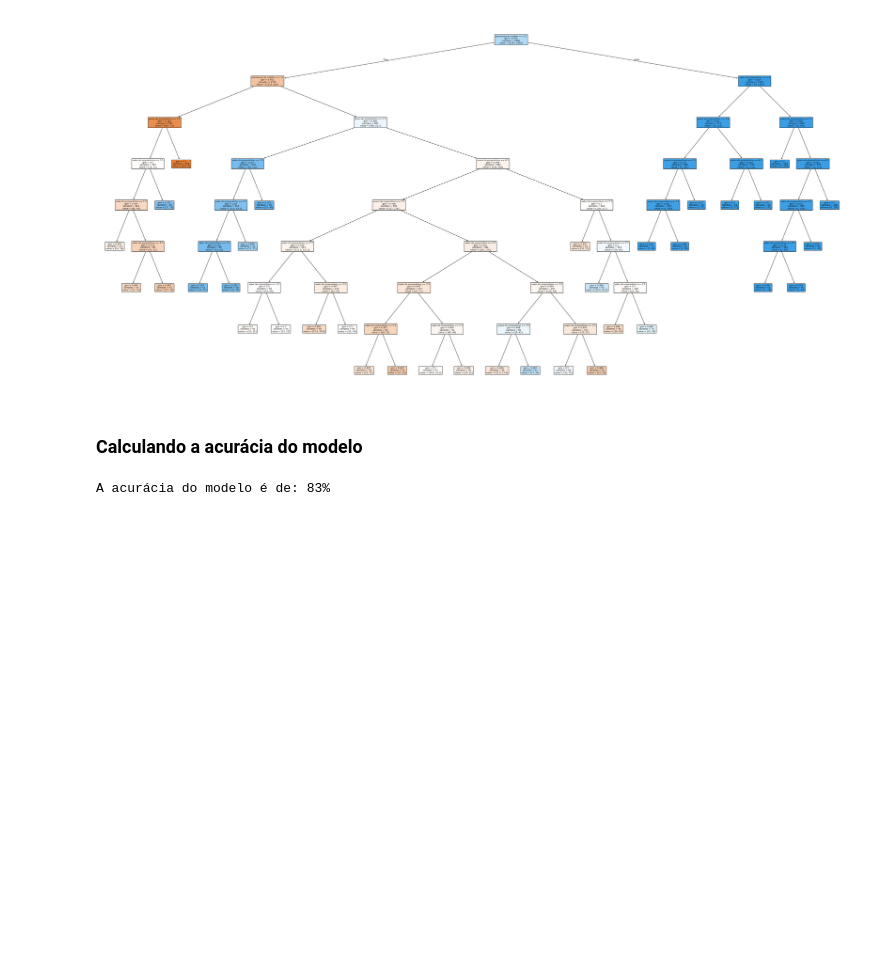
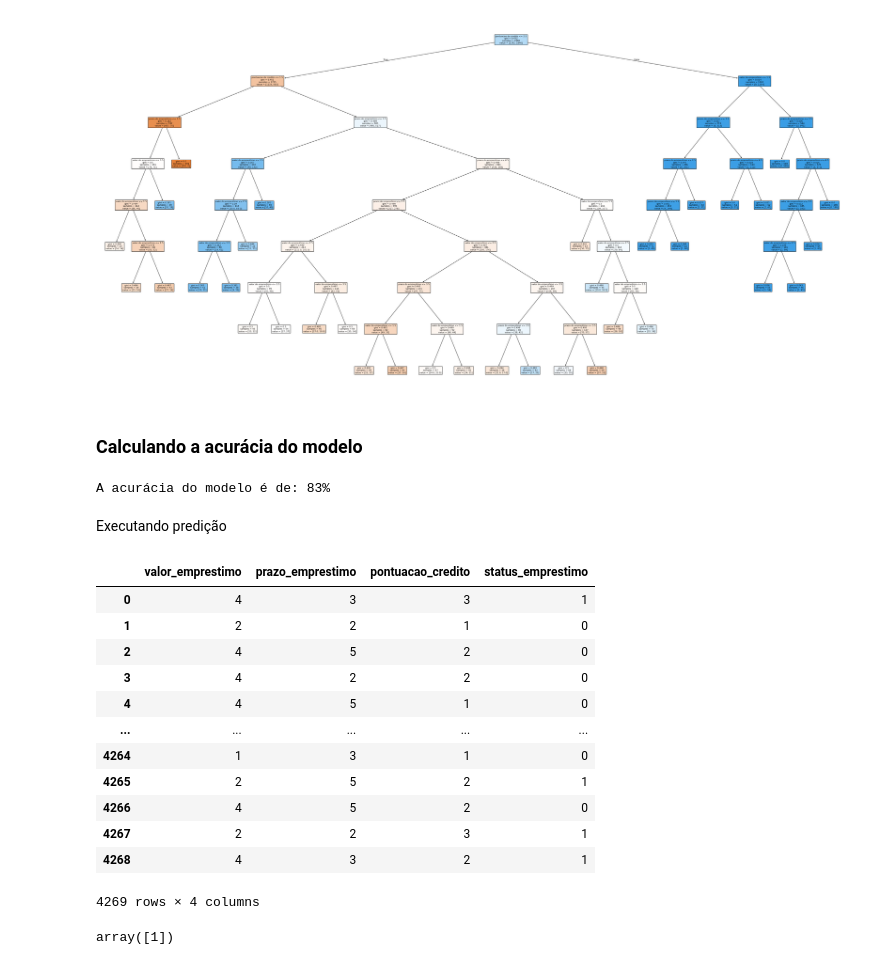
Before and after one commit to dayviddouglas/arvore_decisao_aprovacao_emprestimos, a Jupyter notebook: main.ipynb, the cells around one changed output. Saved outputs shown, nothing was run; the diff lists cells and outputs as text; code cells hidden in the pictures; blank space fills up the shorter version.

Commit message:
Adicionando predição.

```diff
--- a/main.ipynb
+++ b/main.ipynb
@@ -448,3 +448,25 @@ accuracy = round((accuracy_score(y_test, y_pred))*100)
 print(f"A acurácia do modelo é de: {accuracy}%")
 # %% [output]
 A acurácia do modelo é de: 83%
+# %% [markdown]
+Executando predição
+# %%
+df2
+# %% [output]
+|  | valor_emprestimo | prazo_emprestimo | pontuacao_credito | status_emprestimo |
+| 0 | 4 | 3 | 3 | 1 |
+| 1 | 2 | 2 | 1 | 0 |
+| 2 | 4 | 5 | 2 | 0 |
+| 3 | 4 | 2 | 2 | 0 |
+| 4 | 4 | 5 | 1 | 0 |
+| ... | ... | ... | ... | ... |
+| 4264 | 1 | 3 | 1 | 0 |
+| 4265 | 2 | 5 | 2 | 1 |
+| 4266 | 4 | 5 | 2 | 0 |
+| 4267 | 2 | 2 | 3 | 1 |
+| 4268 | 4 | 3 | 2 | 1 |
+4269 rows × 4 columns
+# %%
+clf.predict([[4,3,3]])
+# %% [output]
+array([1])
```
